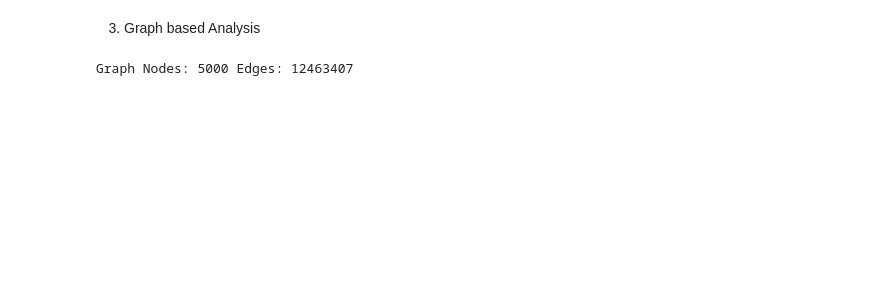
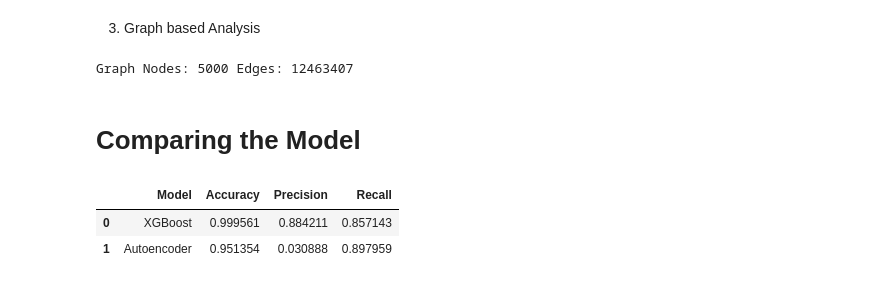
Before and after one commit to shahfaisal3102/Credit-card-fraud-detection-using-machine-learning, a Jupyter notebook: CreditCardFraudDetection.ipynb, the cells around one changed output. Saved outputs shown, nothing was run; the diff lists cells and outputs as text; code cells hidden in the pictures; blank space fills up the shorter version.

```diff
--- a/CreditCardFraudDetection.ipynb
+++ b/CreditCardFraudDetection.ipynb
@@ -261,7 +269,22 @@ autoencoder.compile(optimizer="adam", loss="mse")
 autoencoder.fit(X_train_auto, X_train_auto, epochs=10, batch_size=256, shuffle=True, validation_split=0.1, verbose=1)
 X_test_pred = autoencoder.predict(X_test)
 mse = np.mean(np.power(X_test - X_test_pred, 2), axis=1)
+print("---------------------------------------------------------------------------------")
+print("Autoencoder Mean square error :", mse)
 y_pred_auto = (mse > np.percentile(mse, 95)).astype(int)
+print("---------------------------------------------------------------------------------")
 print("Autoencoder AUC Score:", roc_auc_score(Y_test, y_pred_auto))
+accuracy_auto = accuracy_score(Y_test, y_pred_auto)
+precision_auto = precision_score(Y_test, y_pred_auto)
+recall_auto = recall_score(Y_test, y_pred_auto)
+
+print("---------------------------------------------------------------------------------")
+print("Autoencoder Classification Report:\n", classification_report(Y_test, y_pred_auto))
+print("---------------------------------------------------------------------------------")
+print("Autoencoder Confusion Matrix:\n", confusion_matrix(Y_test, y_pred_auto))
+print("---------------------------------------------------------------------------------")
+print("Autoencoder Accuracy:", accuracy_auto)
+print("Autoencoder Precision:", precision_auto)
+print("Autoencoder Recall:", recall_auto)
 # %% [output]
 Epoch 1/10
@@ -299,3 +322,18 @@ for i, amount in enumerate(amounts):
 print("Graph Nodes:", G.number_of_nodes(), "Edges:", G.number_of_edges())
 # %% [output]
 Graph Nodes: 5000 Edges: 12463407
+# %% [markdown]
+# Comparing the Model
+# %%
+Compare_model = pd.DataFrame({
+    "Model": ["XGBoost", "Autoencoder"],
+    "Accuracy": [accuracy_gb, accuracy_auto],
+    "Precision": [precision_gb, precision_auto],
+    "Recall": [recall_gb, recall_auto]
+})
+
+Compare_model
+# %% [output]
+|  | Model | Accuracy | Precision | Recall |
+| 0 | XGBoost | 0.999561 | 0.884211 | 0.857143 |
+| 1 | Autoencoder | 0.951354 | 0.030888 | 0.897959 |
```
Also changed, not shown: parts of 2 cells of this notebook.
